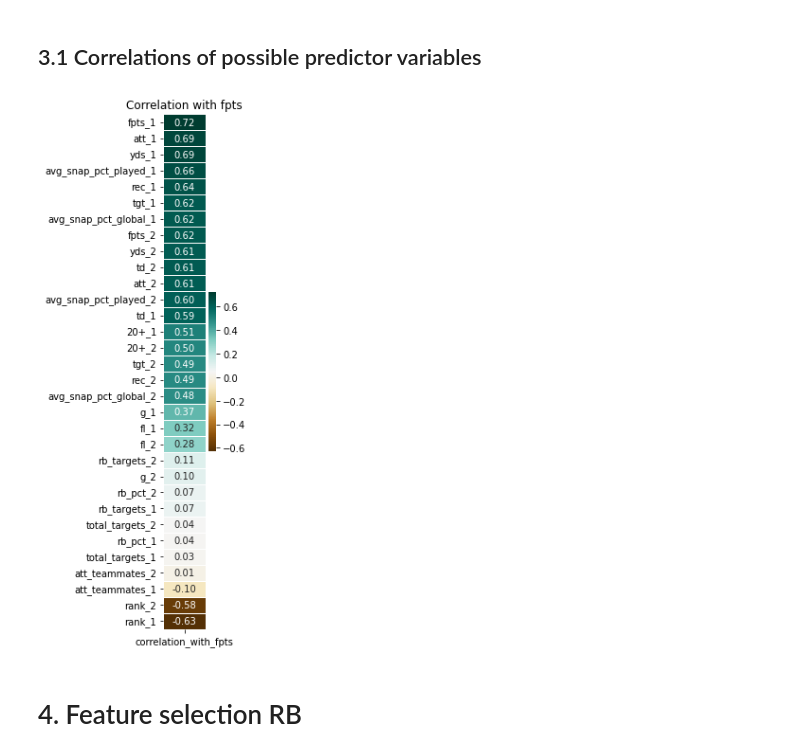
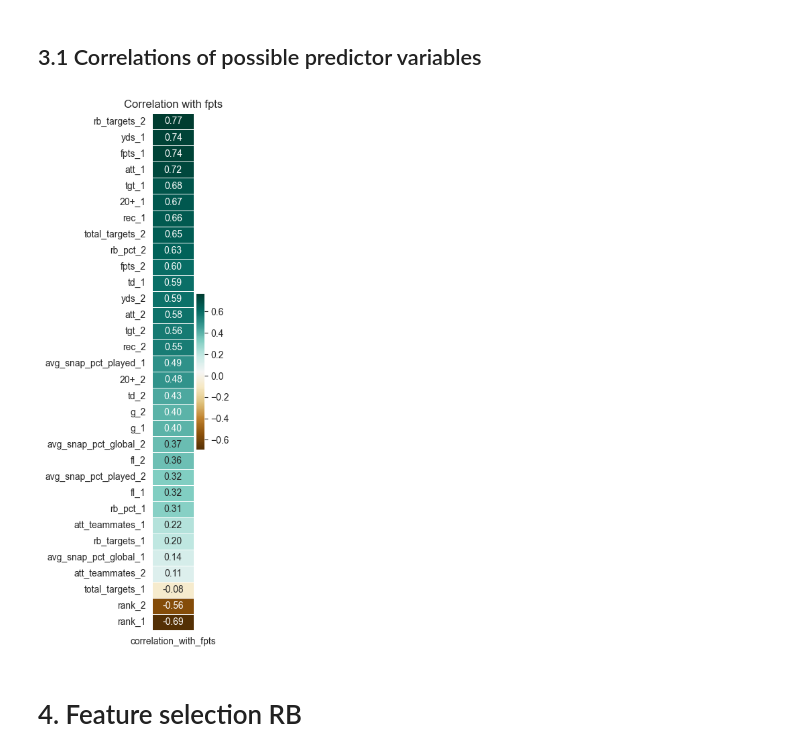
Before and after one commit to kevinmiguel97/Fantasy-Football-, a Jupyter notebook: Season 2025/Notebook Fantasy 2025.ipynb, the cells around one changed output. Cells and saved outputs as stored; diff of their text form; code cells hidden in the pictures.

```diff
--- a/Season 2025/Notebook Fantasy 2025.ipynb
+++ b/Season 2025/Notebook Fantasy 2025.ipynb
@@ -12,7 +12,12 @@ import re
 import requests
 from bs4 import BeautifulSoup
 
-# Own libraries
+# Import own libraries
+import sys, os
+
+# Get parent directory of the notebook's working directory
+sys.path.append(os.path.abspath(".."))
+
 from library_nfl import *
 
 # Ignore warnings
@@ -23,7 +28,8 @@ warnings.filterwarnings('ignore')
 pd.set_option('display.max_columns', 500)
 
 # Graphing style
-plt.style.use('seaborn-colorblind')
+sns.set_style("whitegrid")
+sns.set_palette("colorblind")
 
 %matplotlib inline
 # %% [markdown]
@@ -99,30 +107,32 @@ df_stats_0['RB'].head(4)
 # %%
 # URLS for last 3 years
 
-urls_0 = ['https://www.fantasypros.com/nfl/reports/snap-counts/qb.php?year=2023&show=perc',
+urls_0 = ['https://www.fantasypros.com/nfl/reports/snap-counts/qb.php?year=2024&show=perc',
+           'https://www.fantasypros.com/nfl/reports/snap-counts/rb.php?year=2024&show=perc',
+           'https://www.fantasypros.com/nfl/reports/snap-counts/wr.php?year=2024&show=perc',
+           'https://www.fantasypros.com/nfl/reports/snap-counts/te.php?year=2024&show=perc']
+
+urls_1 = ['https://www.fantasypros.com/nfl/reports/snap-counts/qb.php?year=2023&show=perc',
            'https://www.fantasypros.com/nfl/reports/snap-counts/rb.php?year=2023&show=perc',
            'https://www.fantasypros.com/nfl/reports/snap-counts/wr.php?year=2023&show=perc',
            'https://www.fantasypros.com/nfl/reports/snap-counts/te.php?year=2023&show=perc']
 
-urls_1 = ['https://www.fantasypros.com/nfl/reports/snap-counts/qb.php?year=2022&show=perc',
+urls_2 = ['https://www.fantasypros.com/nfl/reports/snap-counts/qb.php?year=2022&show=perc',
            'https://www.fantasypros.com/nfl/reports/snap-counts/rb.php?year=2022&show=perc',
            'https://www.fantasypros.com/nfl/reports/snap-counts/wr.php?year=2022&show=perc',
            'https://www.fantasypros.com/nfl/reports/snap-counts/te.php?year=2022&show=perc']
 
-urls_2 = ['https://www.fantasypros.com/nfl/reports/snap-counts/qb.php?year=2021&show=perc',
+urls_3 = ['https://www.fantasypros.com/nfl/reports/snap-counts/qb.php?year=2021&show=perc',
            'https://www.fantasypros.com/nfl/reports/snap-counts/rb.php?year=2021&show=perc',
            'https://www.fantasypros.com/nfl/reports/snap-counts/wr.php?year=2021&show=perc',
            'https://www.fantasypros.com/nfl/reports/snap-counts/te.php?year=2021&show=perc']
 
-urls_3 = ['https://www.fantasypros.com/nfl/reports/snap-counts/qb.php?year=2020&show=perc',
+urls_4 = ['https://www.fantasypros.com/nfl/reports/snap-counts/qb.php?year=2020&show=perc',
            'https://www.fantasypros.com/nfl/reports/snap-counts/rb.php?year=2020&show=perc',
            'https://www.fantasypros.com/nfl/reports/snap-counts/wr.php?year=2020&show=perc',
            'https://www.fantasypros.com/nfl/reports/snap-counts/te.php?year=2020&show=perc']
 
-urls_4 = ['https://www.fantasypros.com/nfl/reports/snap-counts/qb.php?year=2019&show=perc',
-           'https://www.fantasypros.com/nfl/reports/snap-counts/rb.php?year=2018&show=perc',
-           'https://www.fantasypros.com/nfl/reports/snap-counts/wr.php?year=2018&show=perc',
-           'https://www.fantasypros.com/nfl/reports/snap-counts/te.php?year=2018&show=perc']
+
 
 
 df_snapcount_0 = pull_data_snapcount(urls_0)
@@ -172,15 +180,17 @@ team_names = ['Kansas City Chiefs', 'Buffalo Bills', 'Philadelphia Eagles',
 # Create the corrected dictionary
 nfl_teams_dict = dict(zip(team_names, team_abbreviations))
 # %%
-urls_0 = ['https://www.fantasypros.com/nfl/reports/targets-distribution/?year=2023&start=1&end=18']
+urls_0 = ['https://www.fantasypros.com/nfl/reports/targets-distribution/?year=2024&start=1&end=18']
 
-urls_1 = ['https://www.fantasypros.com/nfl/reports/targets-distribution/?year=2022&start=1&end=18']
+urls_1 = ['https://www.fantasypros.com/nfl/reports/targets-distribution/?year=2023&start=1&end=18']
 
-urls_2 = ['https://www.fantasypros.com/nfl/reports/targets-distribution/?year=2021&start=1&end=18']
+urls_2 = ['https://www.fantasypros.com/nfl/reports/targets-distribution/?year=2022&start=1&end=18']
 
-urls_3 = ['https://www.fantasypros.com/nfl/reports/targets-distribution/?year=2020&start=1&end=18']
+urls_3 = ['https://www.fantasypros.com/nfl/reports/targets-distribution/?year=2021&start=1&end=18']
 
-urls_4 = ['https://www.fantasypros.com/nfl/reports/targets-distribution/?year=2019&start=1&end=18']
+urls_4 = ['https://www.fantasypros.com/nfl/reports/targets-distribution/?year=2020&start=1&end=18']
+
+
 
 df_target_dist_0 = pull_data_target_distribution(urls_0, nfl_teams_dict)
 df_target_dist_1 = pull_data_target_distribution(urls_1, nfl_teams_dict)
@@ -544,9 +554,9 @@ def heatmap_corr(df, col):
     plt.title(f'Correlation with {col}')
     plt.show()
 # %%
-heatmap_corr(df_rb_1, 'fpts')
+heatmap_corr(df_rb_0, 'fpts')
 # %% [output]
-[figure, old version]
+[figure, new version]
 # %% [markdown]
 # 4. Feature selection RB
 # %% [markdown]
```
Also changed, not shown: parts of 20 cells of this notebook, 1 other file.
